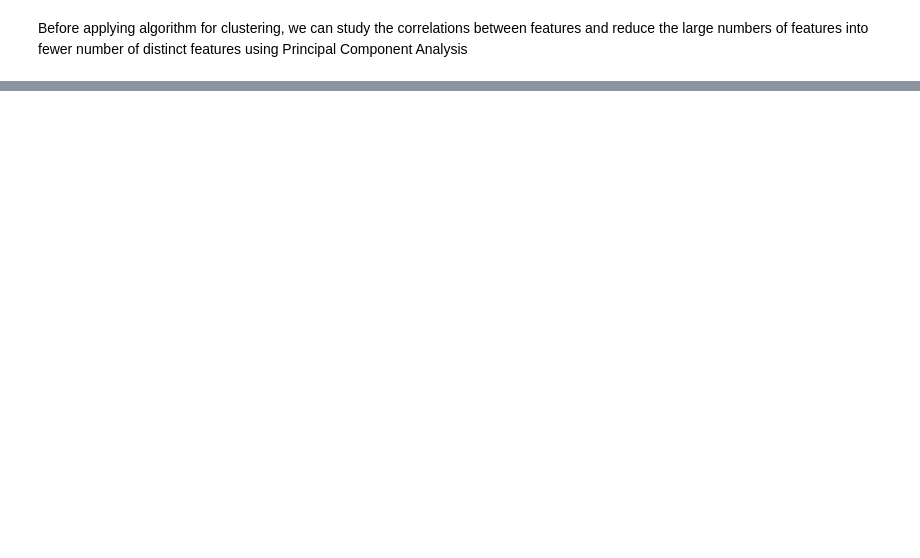
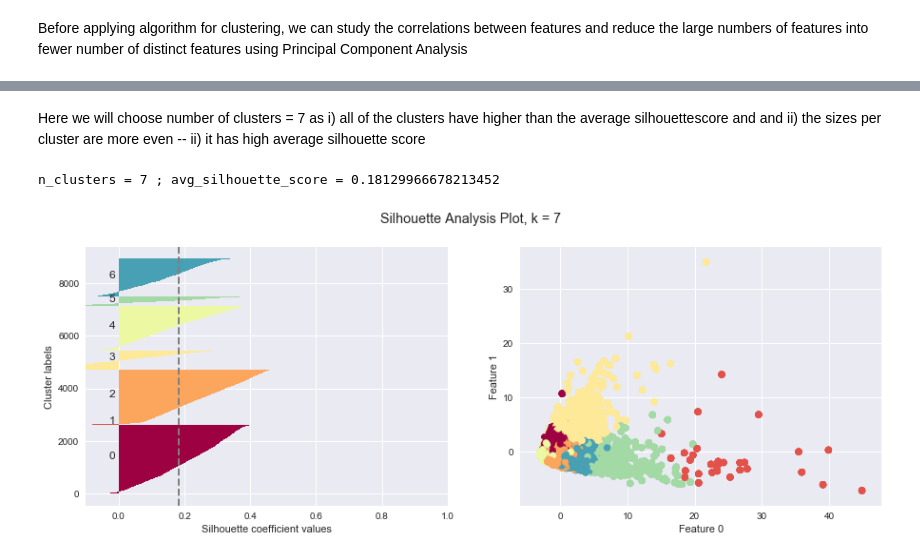
Before and after one commit to tonyshumlh/credit_card_cluster_open, a Jupyter notebook: credit_card_open_v1.ipynb, the cells around one changed output, grey strips where cells are left out. Drawn from its saved outputs; the diff is of its cells as text; code cells hidden in the pictures; blank space fills up the shorter version.

```diff
--- a/credit_card_open_v1.ipynb
+++ b/credit_card_open_v1.ipynb
@@ -580,0 +609,50 @@ n_clusters =  9 ; avg_silhouette_score =  0.35128720544611935
+# %%
+def silhouette_plot(features, cluster_predicts, need_plot = True):
+    n_clusters = len(np.unique(cluster_predicts))
+    avg_silhouette_score = silhouette_score(features, cluster_predicts)
+    silhouette_coeffs = silhouette_samples(features, cluster_predicts)
+    print('n_clusters =', n_clusters, '; avg_silhouette_score =', avg_silhouette_score)
+
+    if need_plot:
+        y_lower = 0
+        y_upper = 0
+        fig, ax = plt.subplots(1, 2, figsize = (15, 5))
+
+        for cluster in np.sort(np.unique(cluster_predicts)):
+            silhouette_coeffs_cluster = silhouette_coeffs[cluster_predicts == cluster]
+            silhouette_coeffs_cluster.sort()
+
+            cmap = cm.get_cmap("Spectral")
+            if cluster == -1:
+                color = 'black'
+            else:
+                color = cmap(cluster / n_clusters)
+
+            y_upper += len(silhouette_coeffs_cluster)
+            ax[0].barh(range(y_lower, y_upper), silhouette_coeffs_cluster, height = 1, color = color)
+            ax[0].text(-0.03, (y_lower + y_upper)/2, str(cluster))
+            y_lower += len(silhouette_coeffs_cluster)
+
+            ax[0].set_xlim([-0.1, 1])
+            ax[0].set_xlabel('Silhouette coefficient values')
+            ax[0].set_ylabel('Cluster labels')
+
+            # scatter plot of data colored with labels
+
+            ax[1].scatter(features[0], features[1] , c = cmap(cluster_predicts/ n_clusters))
+            ax[1].set_xlabel('Feature 0')
+            ax[1].set_ylabel('Feature 1')
+
+        ax[0].axvline(avg_silhouette_score, linestyle = '--', linewidth = 2, color = 'grey')
+        plt.suptitle('Silhouette Analysis Plot, k = {}'.format(n_clusters))
+# %% [markdown]
+Here we will choose number of clusters = 7 as i) all of the clusters have higher than the average silhouettescore and and ii) the sizes per cluster are more even -- ii) it has high average silhouette score
+# %%
+n_clusters = 7
+kmean = KMeans(init = 'k-means++', n_clusters = n_clusters, n_init = 30)
+kmean.fit(cc_dataclus)
+clusters_kmean = kmean.predict(cc_dataclus)
+silhouette_plot(cc_dataclus, clusters_kmean)
+# %% [output]
+n_clusters = 7 ; avg_silhouette_score = 0.18129966678213452
+[figure, added]
```
Also changed, not shown: parts of 68 cells of this notebook, 1 other file.
